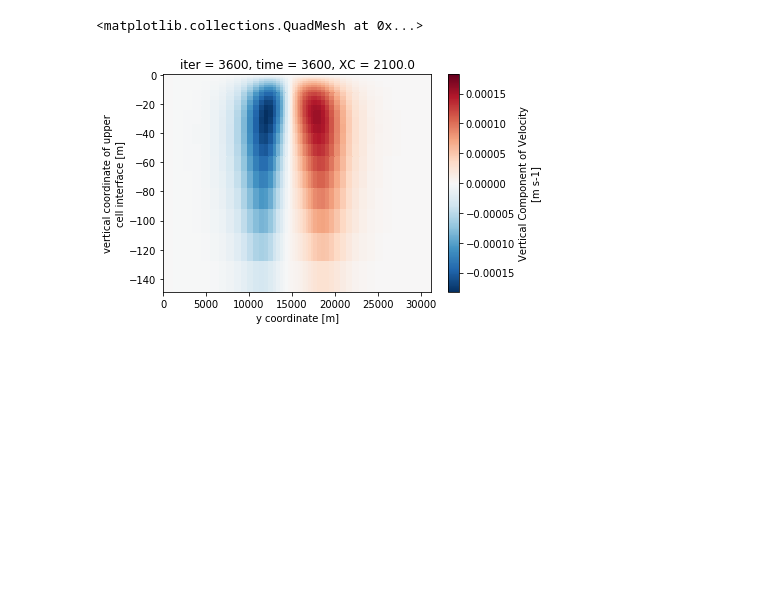
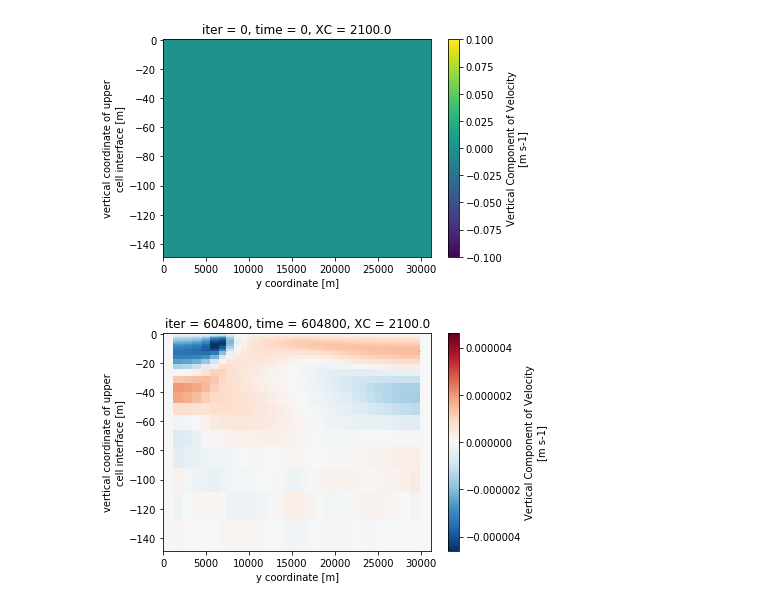
Before and after one commit to liqun1981/front_SODA_lowres, a Jupyter notebook: notebooks/plot_model_output.ipynb, the cells around one changed output. Cells and saved outputs as stored; diff of their text form; code cells hidden in the pictures; blank space fills up the shorter version.

Commit message:
Plot initial and day 7 fields

```diff
--- a/notebooks/plot_model_output.ipynb
+++ b/notebooks/plot_model_output.ipynb
@@ -10,10 +10,11 @@ import numpy as np
 import matplotlib.pyplot as plt
 # %%
 # Set path to model output
-path_data = '/work/Marion.Alberty/front_SODA_lowres/run_test5'
+path_data0 = '/work/Marion.Alberty/front_SODA_lowres/run_day1'
+path_dataN = '/work/Marion.Alberty/front_SODA_lowres/run_day4_7'
 # Open dataset with xmitgcm
-ds0 = xmitgcm.open_mdsdataset(path_data,iters=[0],geometry='cartesian')
-dsN = xmitgcm.open_mdsdataset(path_data,iters=[3600],geometry='cartesian')
+ds0 = xmitgcm.open_mdsdataset(path_data0,iters=[0],geometry='cartesian')
+dsN = xmitgcm.open_mdsdataset(path_dataN,iters=[604800],geometry='cartesian')
 # %%
 # ds0
 # %%
@@ -52,7 +86,10 @@ Ssurf0.plot()
 # %%
-# Plot vertical velocity
-Ssurf0 = dsN.W.isel(XC = 10)
-Ssurf0.plot()
+# Plot Initial vertical velocity
+ds0.W.isel(XC = 10).plot()
+plt.show()
+# Plot Final vertical velocity
+dsN.W.isel(XC = 10).plot()
+plt.show()
 # %% [output]
-<matplotlib.collections.QuadMesh at 0x...>
-[figure, old version]
+[figure, new version]
+[figure, added]
```
Also changed, not shown: parts of 9 cells of this notebook.
